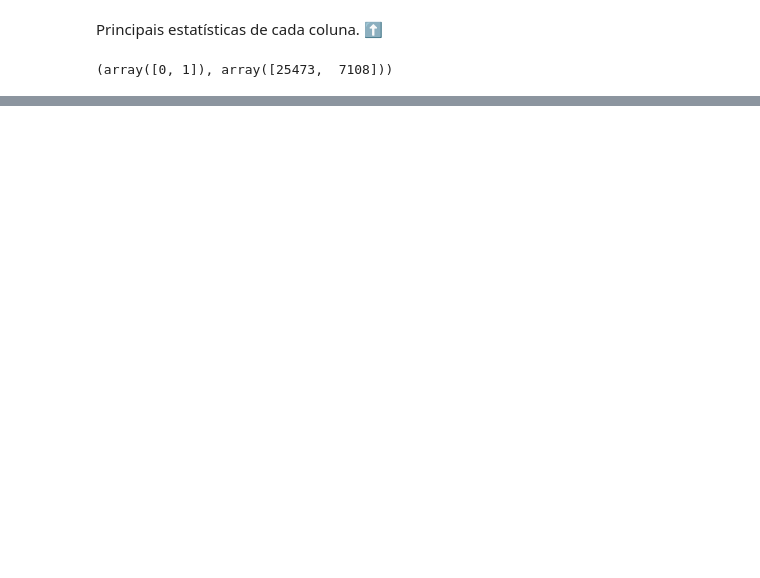
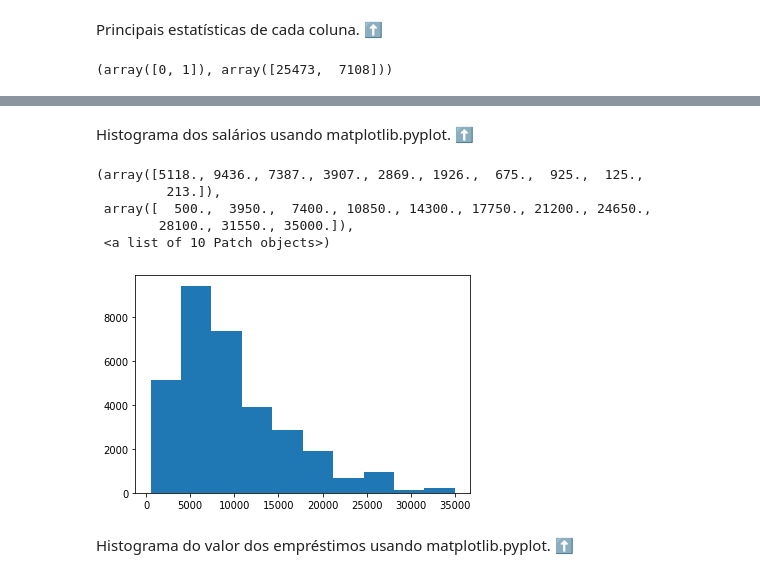
Before and after one commit to LucianaKimura/LucianaKimura, a Jupyter notebook: Credito.ipynb, the cells around one changed output, grey strips where cells are left out. Drawn from its saved outputs; the diff is of its cells as text; code cells hidden in the pictures; blank space fills up the shorter version.

```diff
--- a/Credito.ipynb
+++ b/Credito.ipynb
@@ -57,0 +96,13 @@ np.unique(db_credit['loan_status'], return_counts=True)
+# %% [markdown]
+Histograma dos salários usando matplotlib.pyplot. ⬆
+# %%
+plt.hist(x=db_credit['loan_amnt'])
+# %% [output]
+(array([5118., 9436., 7387., 3907., 2869., 1926.,  675.,  925.,  125.,
+         213.]),
+ array([  500.,  3950.,  7400., 10850., 14300., 17750., 21200., 24650.,
+        28100., 31550., 35000.]),
+ <a list of 10 Patch objects>)
+[figure, added]
+# %% [markdown]
+Histograma do valor dos empréstimos usando matplotlib.pyplot. ⬆
```
Also changed, not shown: parts of 19 cells of this notebook.
